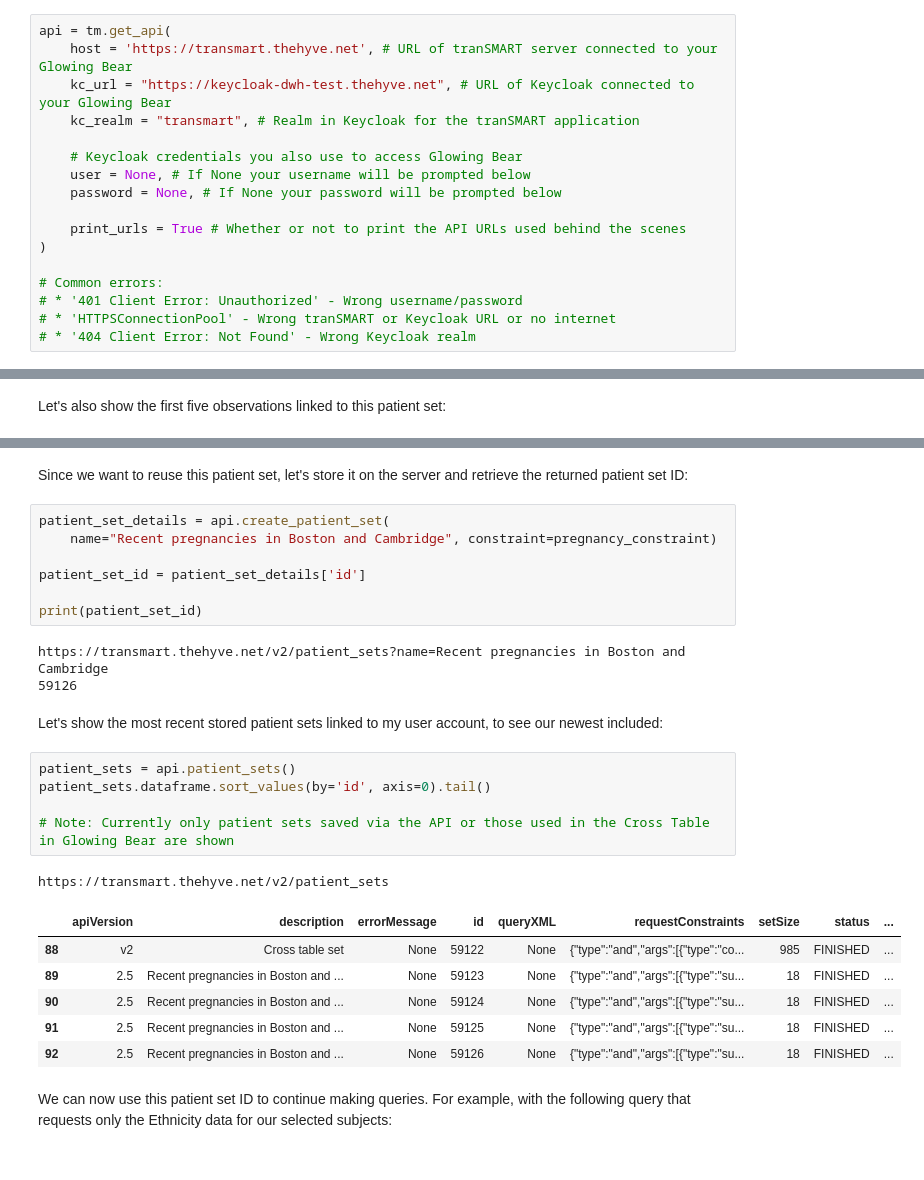
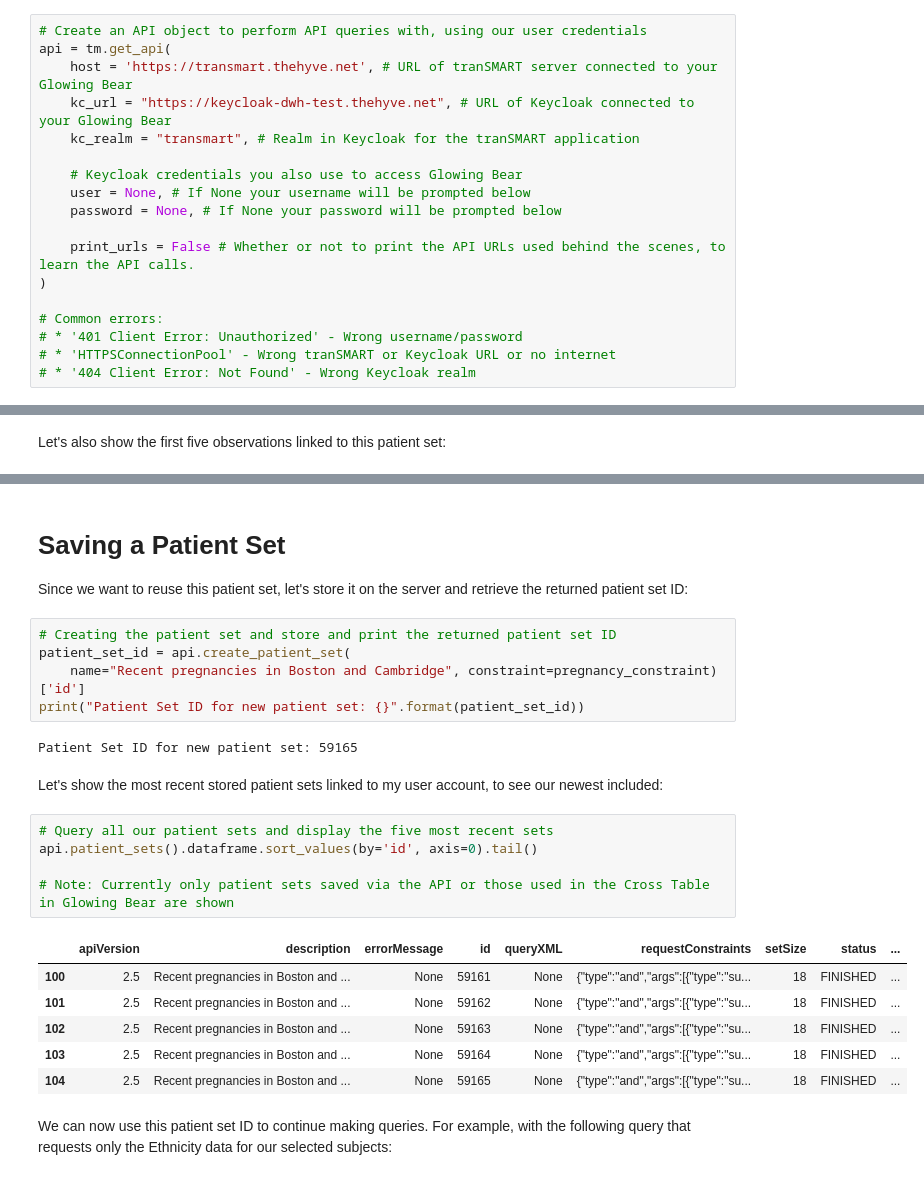
Before and after one commit to thehyve/transmart-api-client-py, a Jupyter notebook: examples/Example.ipynb, the cells around one changed output, grey strips where cells are left out. Saved outputs shown, nothing was run; the diff lists cells and outputs as text.

```diff
--- a/examples/Example.ipynb
+++ b/examples/Example.ipynb
@@ -17,6 +34,7 @@ import transmart as tm
 # Connecting to the tranSMART server
 Now we will authenticate to the tranSMART server with your credentials. Just execute the following cell, fill in the details and press Enter:
 # %%
+# Create an API object to perform API queries with, using our user credentials
 api = tm.get_api(
     host = 'https://transmart.thehyve.net', # URL of tranSMART server connected to your Glowing Bear
     kc_url = "https://keycloak-dwh-test.thehyve.net", # URL of Keycloak connected to your Glowing Bear
@@ -26,7 +44,7 @@ api = tm.get_api(
     user = None, # If None your username will be prompted below
     password = None, # If None your password will be prompted below
 
-    print_urls = True # Whether or not to print the API URLs used behind the scenes
+    print_urls = False # Whether or not to print the API URLs used behind the scenes, to learn the API calls.
 )
 
 # Common errors:
@@ -123,29 +142,26 @@ https://transmart.thehyve.net/v2/observations?type=clinical&constraint={"type":
 # %% [markdown]
+# Saving a Patient Set
 Since we want to reuse this patient set, let's store it on the server and retrieve the returned patient set ID:
 # %%
-patient_set_details = api.create_patient_set(
-    name="Recent pregnancies in Boston and Cambridge", constraint=pregnancy_constraint)
-
-patient_set_id = patient_set_details['id']
-
-print(patient_set_id)
+# Creating the patient set and store and print the returned patient set ID
+patient_set_id = api.create_patient_set(
+    name="Recent pregnancies in Boston and Cambridge", constraint=pregnancy_constraint)['id']
+print("Patient Set ID for new patient set: {}".format(patient_set_id))
 # %% [output]
-https://transmart.thehyve.net/v2/patient_sets?name=Recent pregnancies in Boston and Cambridge
-59126
+Patient Set ID for new patient set: 59165
 # %% [markdown]
 Let's show the most recent stored patient sets linked to my user account, to see our newest included:
 # %%
-patient_sets = api.patient_sets()
-patient_sets.dataframe.sort_values(by='id', axis=0).tail()
+# Query all our patient sets and display the five most recent sets
+api.patient_sets().dataframe.sort_values(by='id', axis=0).tail()
 
 # Note: Currently only patient sets saved via the API or those used in the Cross Table in Glowing Bear are shown
 # %% [output]
-https://transmart.thehyve.net/v2/patient_sets
 |  | apiVersion | description | errorMessage | id | queryXML | requestConstraints | setSize | status | ... |
-| 88 | v2 | Cross table set | None | 59122 | None | {"type":"and","args":[{"type":"co... | 985 | FINISHED | ... |
-| 89 | 2.5 | Recent pregnancies in Boston and ... | None | 59123 | None | {"type":"and","args":[{"type":"su... | 18 | FINISHED | ... |
-| 90 | 2.5 | Recent pregnancies in Boston and ... | None | 59124 | None | {"type":"and","args":[{"type":"su... | 18 | FINISHED | ... |
-| 91 | 2.5 | Recent pregnancies in Boston and ... | None | 59125 | None | {"type":"and","args":[{"type":"su... | 18 | FINISHED | ... |
-| 92 | 2.5 | Recent pregnancies in Boston and ... | None | 59126 | None | {"type":"and","args":[{"type":"su... | 18 | FINISHED | ... |
+| 100 | 2.5 | Recent pregnancies in Boston and ... | None | 59161 | None | {"type":"and","args":[{"type":"su... | 18 | FINISHED | ... |
+| 101 | 2.5 | Recent pregnancies in Boston and ... | None | 59162 | None | {"type":"and","args":[{"type":"su... | 18 | FINISHED | ... |
+| 102 | 2.5 | Recent pregnancies in Boston and ... | None | 59163 | None | {"type":"and","args":[{"type":"su... | 18 | FINISHED | ... |
+| 103 | 2.5 | Recent pregnancies in Boston and ... | None | 59164 | None | {"type":"and","args":[{"type":"su... | 18 | FINISHED | ... |
+| 104 | 2.5 | Recent pregnancies in Boston and ... | None | 59165 | None | {"type":"and","args":[{"type":"su... | 18 | FINISHED | ... |
 # %% [markdown]
 We can now use this patient set ID to continue making queries. For example, with the following query that requests only the Ethnicity data for our selected subjects:
```
Also changed, not shown: parts of 46 cells of this notebook.
